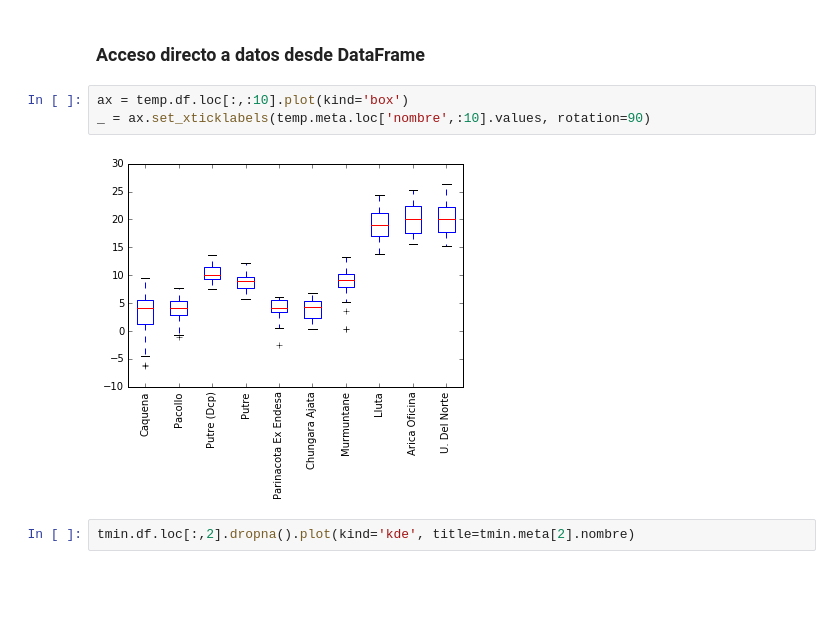
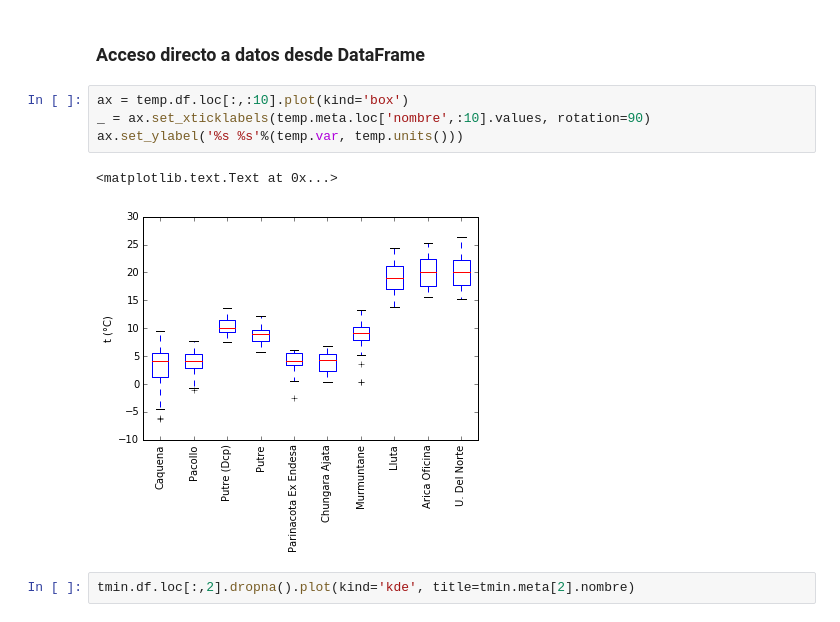
Before and after one commit to collabmarket/cr2_data, a Jupyter notebook: Example1.ipynb, the cells around one changed output. Saved outputs shown, nothing was run; the diff lists cells and outputs as text; blank space fills up the shorter version.

```diff
--- a/Example1.ipynb
+++ b/Example1.ipynb
@@ -171,8 +171,10 @@ caud.plot_simple(31)
 # %%
 ax = temp.df.loc[:,:10].plot(kind='box')
 _ = ax.set_xticklabels(temp.meta.loc['nombre',:10].values, rotation=90)
+ax.set_ylabel('%s %s'%(temp.var, temp.units()))
 # %% [output]
+<matplotlib.text.Text at 0x...>
-[figure, old version]
+[figure, new version]
 # %%
 tmin.df.loc[:,2].dropna().plot(kind='kde', title=tmin.meta[2].nombre)
 # %% [output]
```
Also changed, not shown: parts of 8 cells of this notebook, 2 other files.
